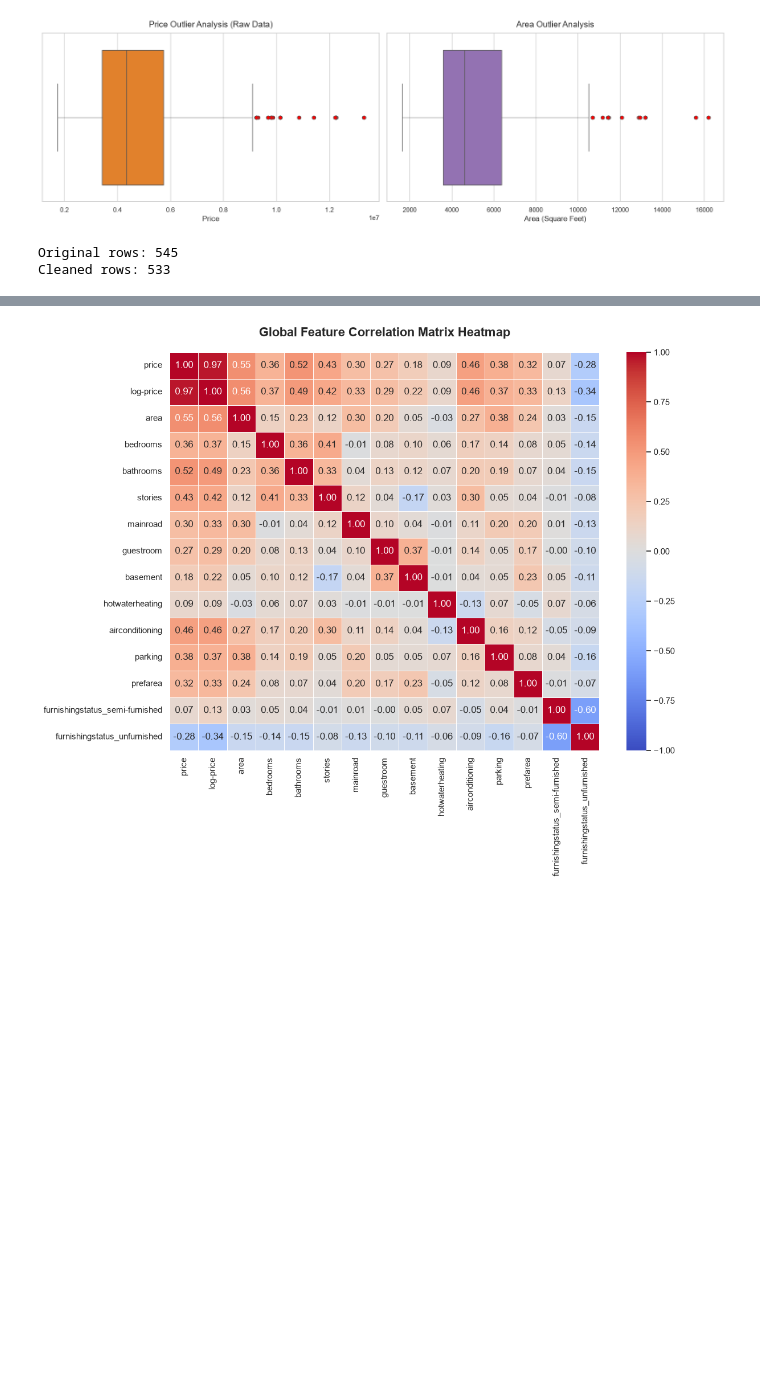
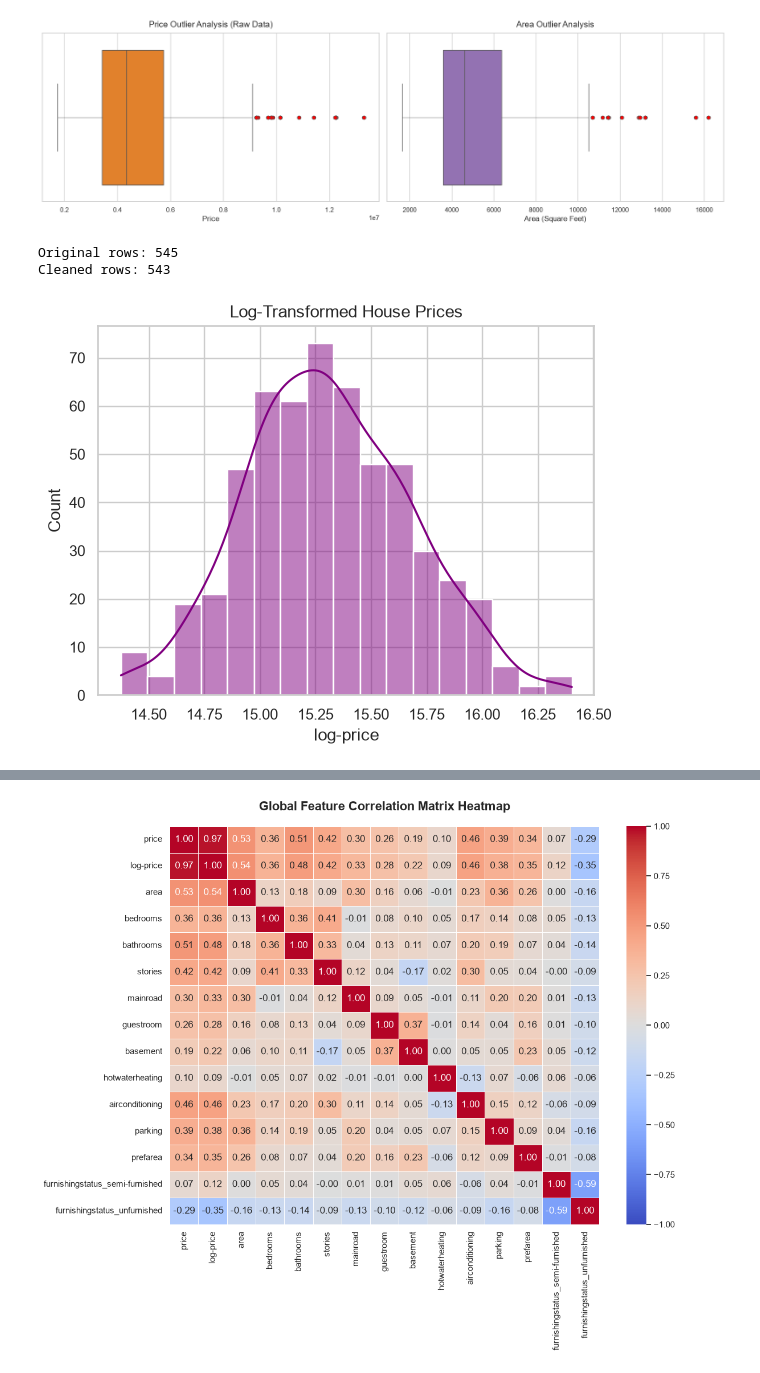
Before and after one commit to GauravGawade2008/python, a Jupyter notebook: house-price-prediction/notebooks/eda-and-feature-engineering.ipynb, the cells around one changed output, grey strips where cells are left out. Cells and saved outputs as stored; diff of their text form; code cells hidden in the pictures; blank space fills up the shorter version.

```diff
--- a/house-price-prediction/notebooks/eda-and-feature-engineering.ipynb
+++ b/house-price-prediction/notebooks/eda-and-feature-engineering.ipynb
@@ -59,6 +59,0 @@ print(df
-# %%
-df['log-price'] = np.log1p(df['price'])
-
-sns.histplot(df['log-price'], kde=True, color='purple')
-plt.title('Log-Transformed House Prices')
-plt.show()
@@ -95,11 +77,19 @@ plt.show()
 [figure]
 # %%
 # Keep only the rows where the area is within the normal statistical boundary
-df_clean = df[df['area'] <= 10500]
-
+df_clean = df[df['area'] <= 14000]
+#df_clean = df
 # Check how many rows were dropped
 print(f"Original rows: {len(df)}")
 print(f"Cleaned rows: {len(df_clean)}")
 # %% [output]
 Original rows: 545
-Cleaned rows: 533
+Cleaned rows: 543
+# %%
+df_clean['log-price'] = np.log1p(df_clean['price'])
+
+sns.histplot(df_clean['log-price'], kde=True, color='purple')
+plt.title('Log-Transformed House Prices')
+plt.show()
+# %% [output]
+[figure, added]
```
Also changed, not shown: parts of 8 cells of this notebook.
